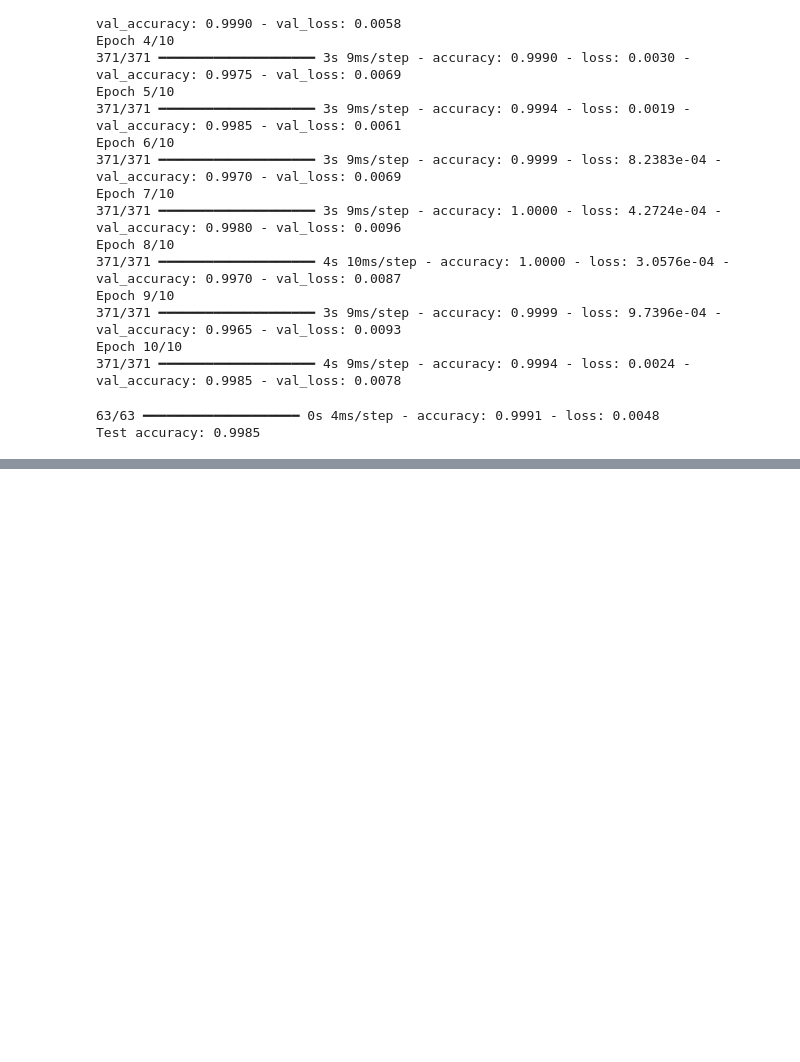
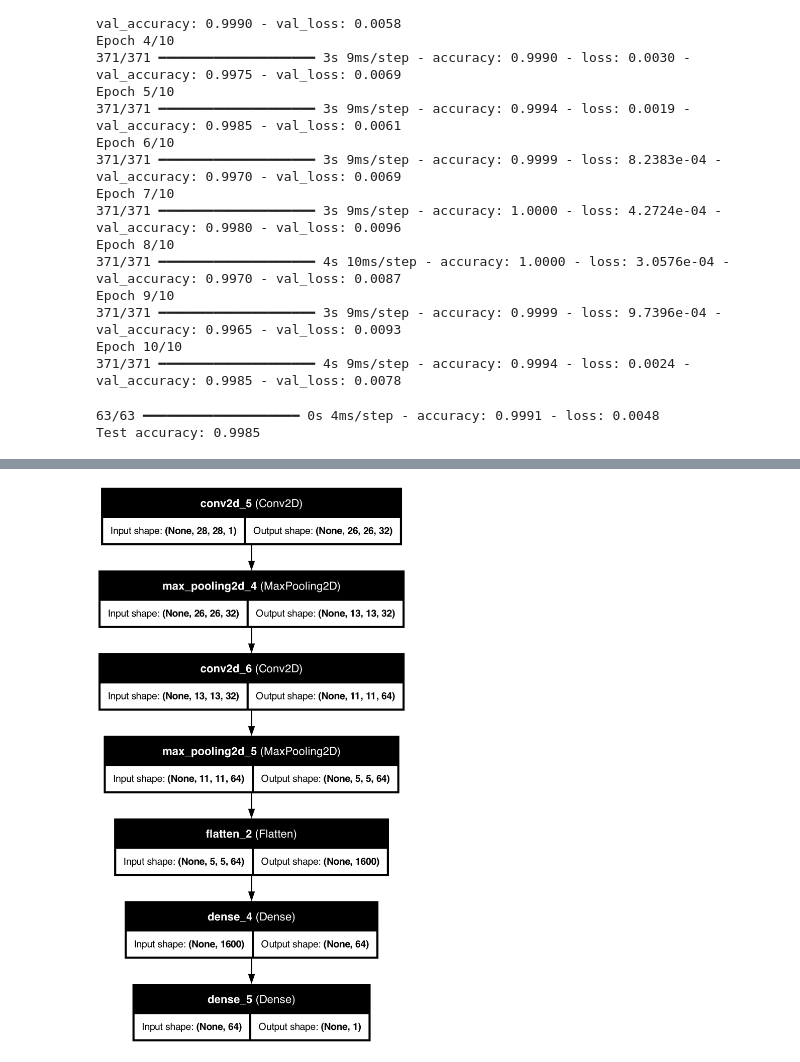
Before and after one commit to VincentLi1216/2024_AI_course_HW2, a Jupyter notebook: main.ipynb, the cells around one changed output, grey strips where cells are left out. Drawn from its saved outputs; the diff is of its cells as text; code cells hidden in the pictures; blank space fills up the shorter version.

```diff
--- a/main.ipynb
+++ b/main.ipynb
@@ -239,0 +291,11 @@ Test accuracy: 0.9985
+# %%
+from tensorflow.keras.utils import plot_model
+
+# 產生模型架構圖並保存
+plot_model(model, to_file='./model_structure.png', show_shapes=True, show_layer_names=True)
+
+# # 如果在 Jupyter Notebook 中使用，可以直接在 Notebook 中顯示圖片
+# from IPython.display import Image
+# Image(filename='model_structure.png')
+# %% [output]
+[figure, added]
```
Also changed, not shown: parts of 3 cells of this notebook, 6 other files.
